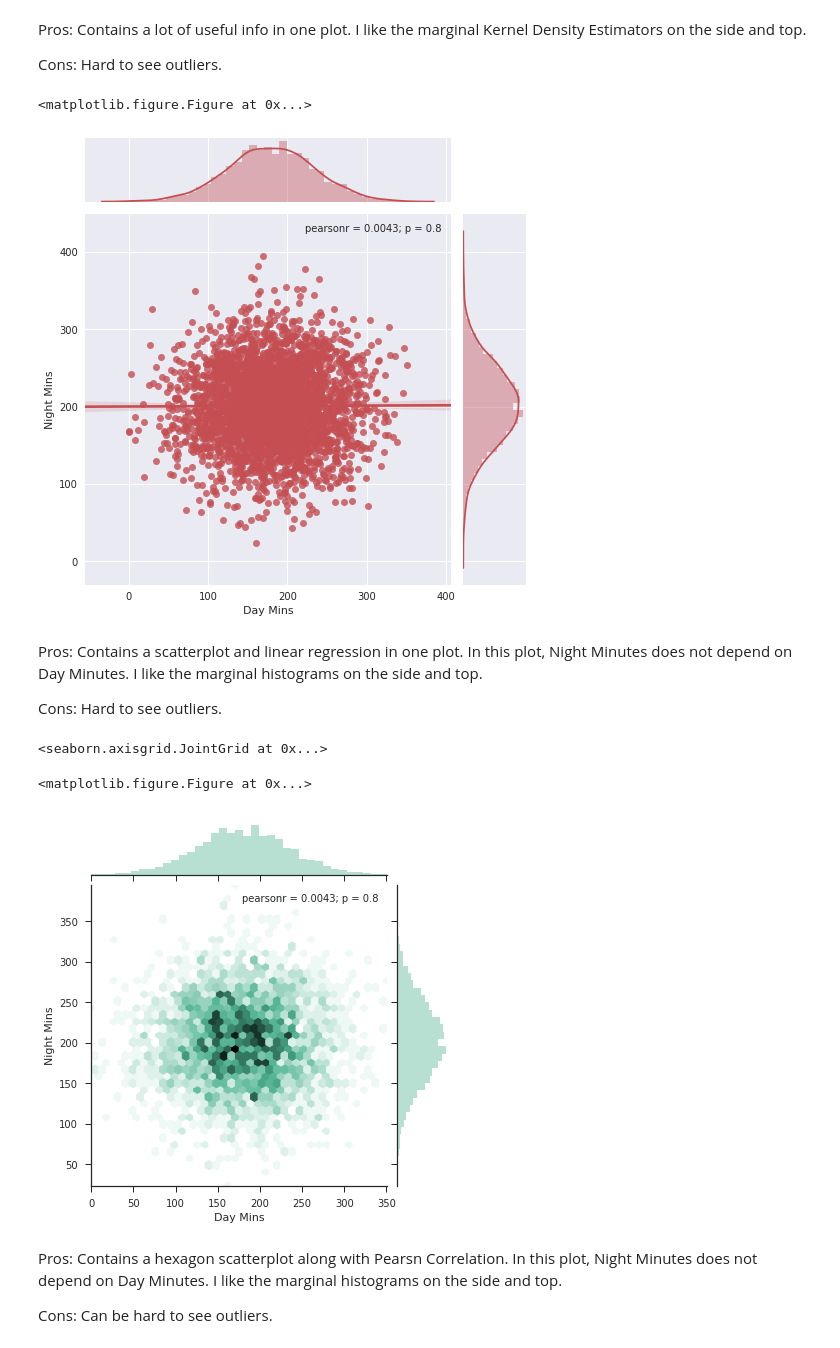
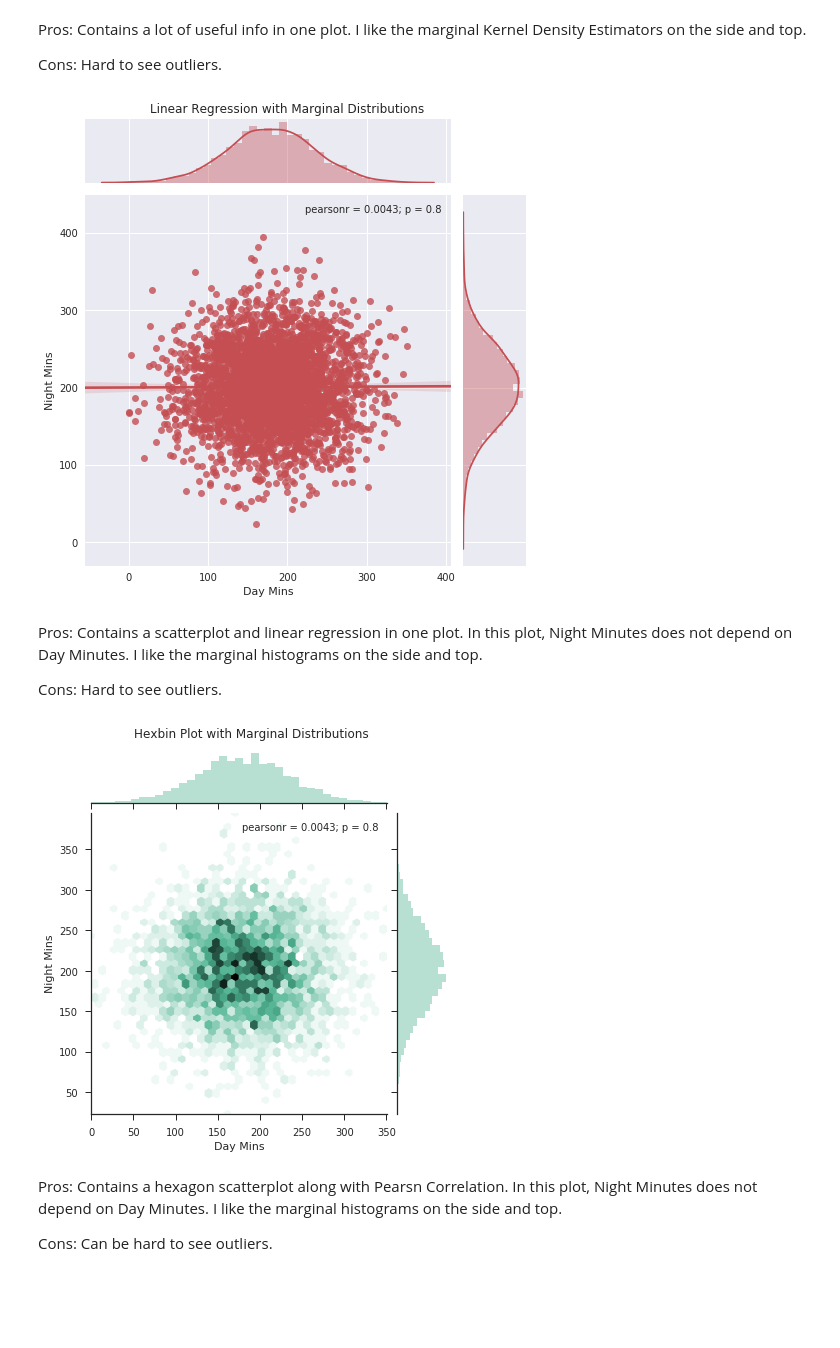
Before and after one commit to dataronio/Thinkful-Unit1, a Jupyter notebook: Visualization_Seaborn.ipynb, the cells around one changed output. Drawn from its saved outputs; the diff is of its cells as text; code cells hidden in the pictures; blank space fills up the shorter version.

```diff
--- a/Visualization_Seaborn.ipynb
+++ b/Visualization_Seaborn.ipynb
@@ -145,11 +146,12 @@ Cons: Hard to see outliers.
 # %%
 sns.set(style="darkgrid", color_codes=True)
 
-plt.suptitle('Linear Regression with Marginal Distributions')
+
 g = sns.jointplot(new_churn_df['Day Mins'],new_churn_df['Night Mins'], kind="reg", color="r", size=7)
+plt.suptitle('Linear Regression with Marginal Distributions',fontsize=12,verticalalignment='bottom')
+plt.show()
 # %% [output]
-<matplotlib.figure.Figure at 0x...>
-[figure, old version]
+[figure, new version]
 # %% [markdown]
 Pros: Contains a scatterplot and linear regression in one plot.  In this plot, Night Minutes does not depend on Day Minutes.  I like the marginal histograms on the side and top.
 
@@ -157,12 +159,12 @@ Cons: Hard to see outliers.
 # %%
 sns.set(style="ticks")
 
-plt.suptitle('Hexbin Plot with Marginal Distributions')
+
 sns.jointplot(new_churn_df['Day Mins'],new_churn_df['Night Mins'], kind="hex", color="#4CB391")
+plt.suptitle('Hexbin Plot with Marginal Distributions',fontsize=12,verticalalignment='bottom')
+plt.show()
 # %% [output]
-<seaborn.axisgrid.JointGrid at 0x...>
-<matplotlib.figure.Figure at 0x...>
-[figure, old version]
+[figure, new version]
 # %% [markdown]
 Pros: Contains a hexagon scatterplot along with Pearsn Correlation.  In this plot, Night Minutes does not depend on Day Minutes.  I like the marginal histograms on the side and top.
 
```
Also changed, not shown: parts of 1 cell of this notebook, 3 other files.
